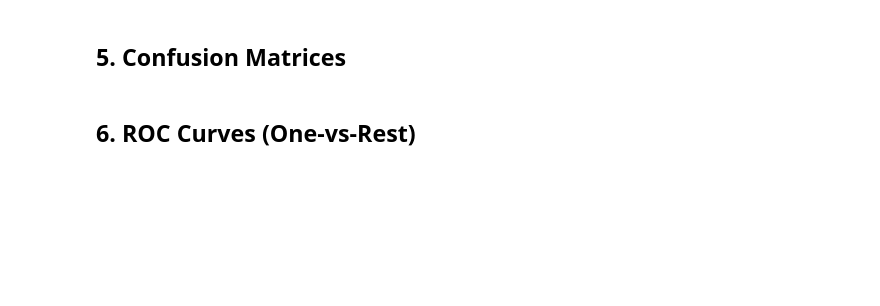
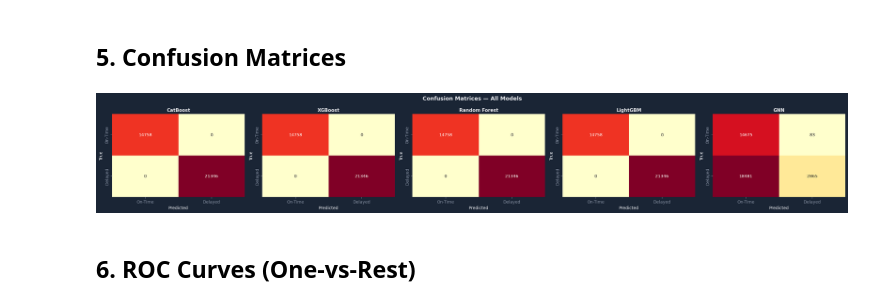
Before and after one commit to paradox-shivansh/AI_supply_chain_project, a Jupyter notebook: notebooks/02_Model_Training.ipynb, the cells around one changed output. Saved outputs shown, nothing was run; the diff lists cells and outputs as text; code cells hidden in the pictures; blank space fills up the shorter version.

```diff
--- a/notebooks/02_Model_Training.ipynb
+++ b/notebooks/02_Model_Training.ipynb
@@ -197,20 +346,24 @@ display(results_df)
 # %%
 n = len(trained_models)
 fig, axes = plt.subplots(1, n, figsize=(5*n, 4))
 if n == 1: axes = [axes]
 
 for ax, (name, model) in zip(axes, trained_models.items()):
-    y_pred = model.predict(X_test)
+    y_pred_remapped = model.predict(X_test)
+    # Convert back to original class labels [0, 2]
+    y_pred = np.array([reverse_mapping[c] for c in y_pred_remapped])
     cm = confusion_matrix(y_test, y_pred)
     sns.heatmap(cm, annot=True, fmt='d', cmap='YlOrRd', ax=ax,
-                xticklabels=['On-Time','At Risk','Delayed'],
-                yticklabels=['On-Time','At Risk','Delayed'],
+                xticklabels=['On-Time','Delayed'],
+                yticklabels=['On-Time','Delayed'],
                 cbar=False)
     ax.set_title(name, fontweight='bold', fontsize=11)
     ax.set_ylabel('True'); ax.set_xlabel('Predicted')
 
 plt.suptitle('Confusion Matrices — All Models', fontsize=13, fontweight='bold')
 plt.tight_layout(); plt.show()
+# %% [output]
+[figure, added]
 # %% [markdown]
 ## 6. ROC Curves (One-vs-Rest)
 # %%
```
Also changed, not shown: parts of 19 cells of this notebook, 14 other files.
